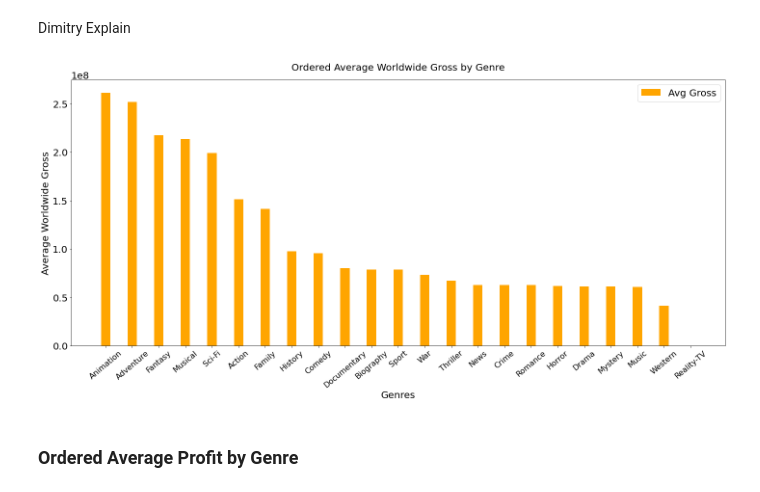
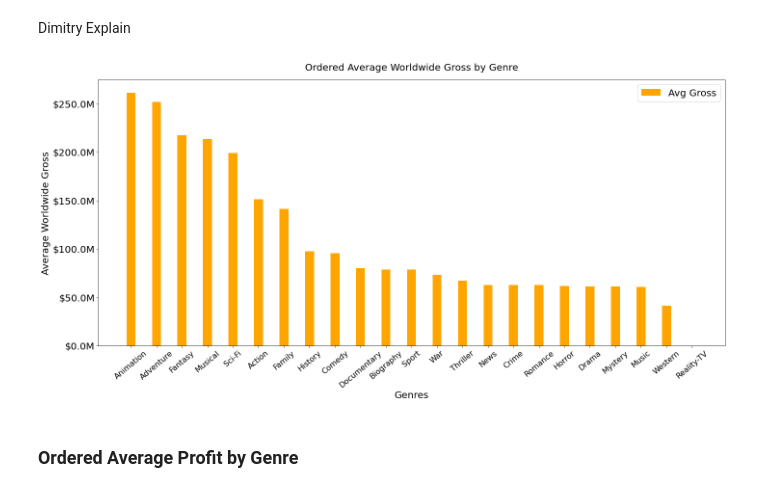
Before and after one commit to dameeech/Phase_1_Microsoft_Project, a Jupyter notebook: Phase1_Final.ipynb, the cells around one changed output. Saved outputs shown, nothing was run; the diff lists cells and outputs as text; code cells hidden in the pictures.

```diff
--- a/Phase1_Final.ipynb
+++ b/Phase1_Final.ipynb
@@ -739,33 +741,35 @@ Dimitry Explain
 # %%
 # Sort genre_dict_gross from highest to lowest
 genre_dict_gross1 = OrderedDict(sorted(genre_dict_gross.items(), key=itemgetter(1), reverse=True))
 
 
 # Draw a sorted bar graph of average gross per genre
 fig, ax = plt.subplots(figsize=(20,10))
 
 labels = genre_dict_gross1.keys()
 width  = 0.35
 
 x  = np.arange(len(labels))
 y  = genre_dict_gross1.values()
 
 ax.bar(x, y, width, color='orange', label='Avg Gross')
 ax.set_xticks(x)
 ax.set_xticklabels(labels)
 plt.rc('xtick', labelsize=16)
 plt.xticks(rotation=40)
 plt.rc('ytick', labelsize=20)
 
 ax.set_xlabel('Genres', fontsize=20)
 ax.set_ylabel('Average Worldwide Gross', fontsize=20)
 ax.set_title('Ordered Average Worldwide Gross by Genre', pad=20, fontsize=20)
 ax.legend(loc=1, prop={'size': 20})
+formatter = FuncFormatter(millions)
+ax.yaxis.set_major_formatter(formatter)
 
 fig.tight_layout()
 plt.show()
 # %% [output]
-[figure, old version]
+[figure, new version]
 # %% [markdown]
 ### Ordered Average Profit by Genre
 # %% [markdown]
```
Also changed, not shown: parts of 3 cells of this notebook.
